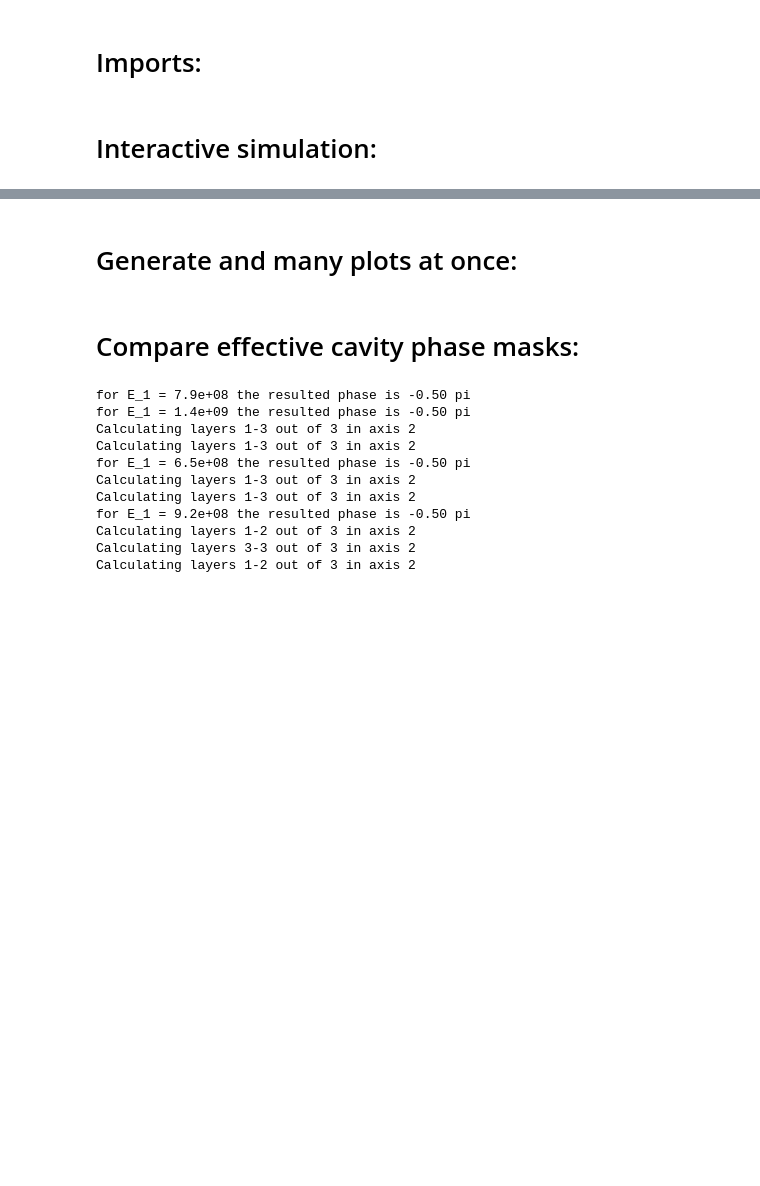
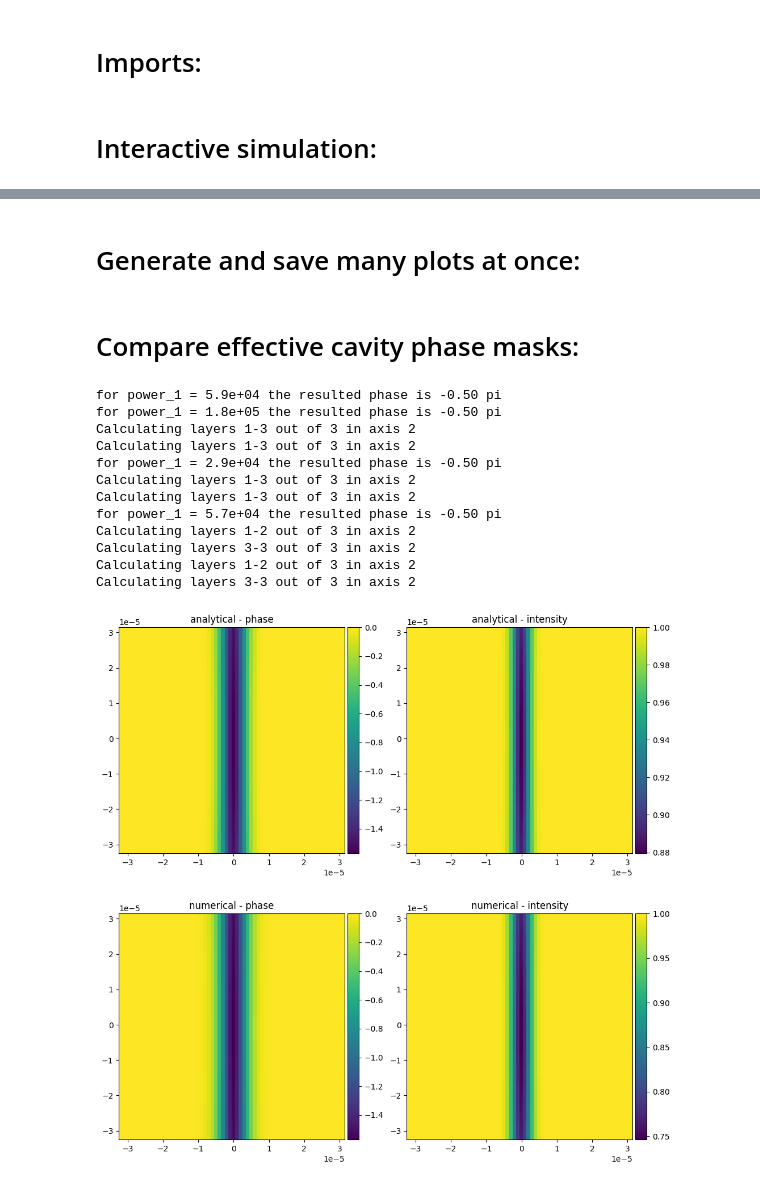
Before and after one commit to mkali-weizmann/electron-laser-interaction, a Jupyter notebook: example_file.ipynb, the cells around one changed output, grey strips where cells are left out. Cells and saved outputs as stored; diff of their text form; code cells hidden in the pictures; blank space fills up the shorter version.

Commit message:
Change amplitude to power, update exmple files, fix fft_shift in the LensPropagator

```diff
--- a/example_file.ipynb
+++ b/example_file.ipynb
@@ -114,5 +262,5 @@ button.on_click(on_button_clicked)
 # %% [markdown]
-# Generate and many plots at once:
+# Generate and save many plots at once:
 # %%
 N_POINTS = 256  # Resolution of image
 pixel_size = 1e-10
@@ -164,6 +313,7 @@ N_POINTS = 64  # Resolution of image
 l_1 = 1064e-9
 l_2 = 532e-9
 NA_1 = 0.05
+pixel_size = 1e-10
 input_coordinate_system = CoordinateSystem(dxdydz=(pixel_size, pixel_size), n_points=(N_POINTS, N_POINTS))
 first_wave = WaveFunction(psi=np.ones((N_POINTS, N_POINTS)),
                           coordinates=input_coordinate_system,
@@ -172,10 +322,10 @@ first_wave = WaveFunction(psi=np.ones((N_POINTS, N_POINTS)),
 first_lens = LensPropagator(focal_length=3.3e-3, fft_shift=True)
 
 
-cavity_2f_analytical = CavityAnalyticalPropagator(l_1=l_1, l_2=l_2, E_1=-1, NA_1=NA_1, ring_cavity=False, starting_E_in_auto_E_search=1e3)
-cavity_2f_analytical_ring = CavityAnalyticalPropagator(l_1=l_1, l_2=l_2, E_1=-1, NA_1=NA_1, ring_cavity=True)
-cavity_2f_numerical = CavityNumericalPropagator(l_1=l_1, l_2=l_2, E_1=-1, NA_1=NA_1, ring_cavity=False, ignore_past_files=False)
-cavity_2f_numerical_ring = CavityNumericalPropagator(l_1=l_1, l_2=l_2, E_1=-1, NA_1=NA_1, ring_cavity=True, ignore_past_files=False)
+cavity_2f_analytical = CavityAnalyticalPropagator(l_1=l_1, l_2=l_2, power_1=-1, NA_1=NA_1, ring_cavity=False)
+cavity_2f_analytical_ring = CavityAnalyticalPropagator(l_1=l_1, l_2=l_2, power_1=-1, NA_1=NA_1, ring_cavity=True)
+cavity_2f_numerical = CavityNumericalPropagator(l_1=l_1, l_2=l_2, power_1=-1, NA_1=NA_1, ring_cavity=False, ignore_past_files=True)
+cavity_2f_numerical_ring = CavityNumericalPropagator(l_1=l_1, l_2=l_2, power_1=-1, NA_1=NA_1, ring_cavity=True, ignore_past_files=True)
 
 fourier_plane_wave = first_lens.propagate(first_wave)
 
@@ -226,34 +376,36 @@ fig.colorbar(im1, cax=cax, orientation='vertical')
 
 ax2 = fig.add_subplot(222)
 im2 = ax2.imshow(np.abs(phase_and_amplitude_mask_a_ring)**2, extent=fourier_plane_wave.coordinates.limits)
 divider = make_axes_locatable(ax2)
 ax2.set_title('analytical - intensity')
 cax = divider.append_axes('right', size='5%', pad=0.05)
 fig.colorbar(im2, cax=cax, orientation='vertical')
 
 ax3 = fig.add_subplot(223)
 im3 = ax3.imshow(np.real(np.angle(phase_and_amplitude_mask_n_ring)), extent=fourier_plane_wave.coordinates.limits)
 divider = make_axes_locatable(ax3)
 ax3.set_title('numerical - phase')
 cax = divider.append_axes('right', size='5%', pad=0.05)
 fig.colorbar(im3, cax=cax, orientation='vertical')
 
 ax4 = fig.add_subplot(224)
 im4 = ax4.imshow(np.abs(phase_and_amplitude_mask_n_ring)**2, extent=fourier_plane_wave.coordinates.limits)
 divider = make_axes_locatable(ax4)
 ax4.set_title('numerical - intensity')
 cax = divider.append_axes('right', size='5%', pad=0.05)
 fig.colorbar(im4, cax=cax, orientation='vertical')
 plt.show()
 # %% [output]
-for E_1 = 7.9e+08 the resulted phase is -0.50 pi
-for E_1 = 1.4e+09 the resulted phase is -0.50 pi
+for power_1 = 5.9e+04 the resulted phase is -0.50 pi
+for power_1 = 1.8e+05 the resulted phase is -0.50 pi
 Calculating layers 1-3 out of 3 in axis 2
 Calculating layers 1-3 out of 3 in axis 2
-for E_1 = 6.5e+08 the resulted phase is -0.50 pi
+for power_1 = 2.9e+04 the resulted phase is -0.50 pi
 Calculating layers 1-3 out of 3 in axis 2
 Calculating layers 1-3 out of 3 in axis 2
-for E_1 = 9.2e+08 the resulted phase is -0.50 pi
+for power_1 = 5.7e+04 the resulted phase is -0.50 pi
 Calculating layers 1-2 out of 3 in axis 2
 Calculating layers 3-3 out of 3 in axis 2
 Calculating layers 1-2 out of 3 in axis 2
+Calculating layers 3-3 out of 3 in axis 2
+[figure, added]
```
Also changed, not shown: parts of 11 cells of this notebook, 4 other files.
